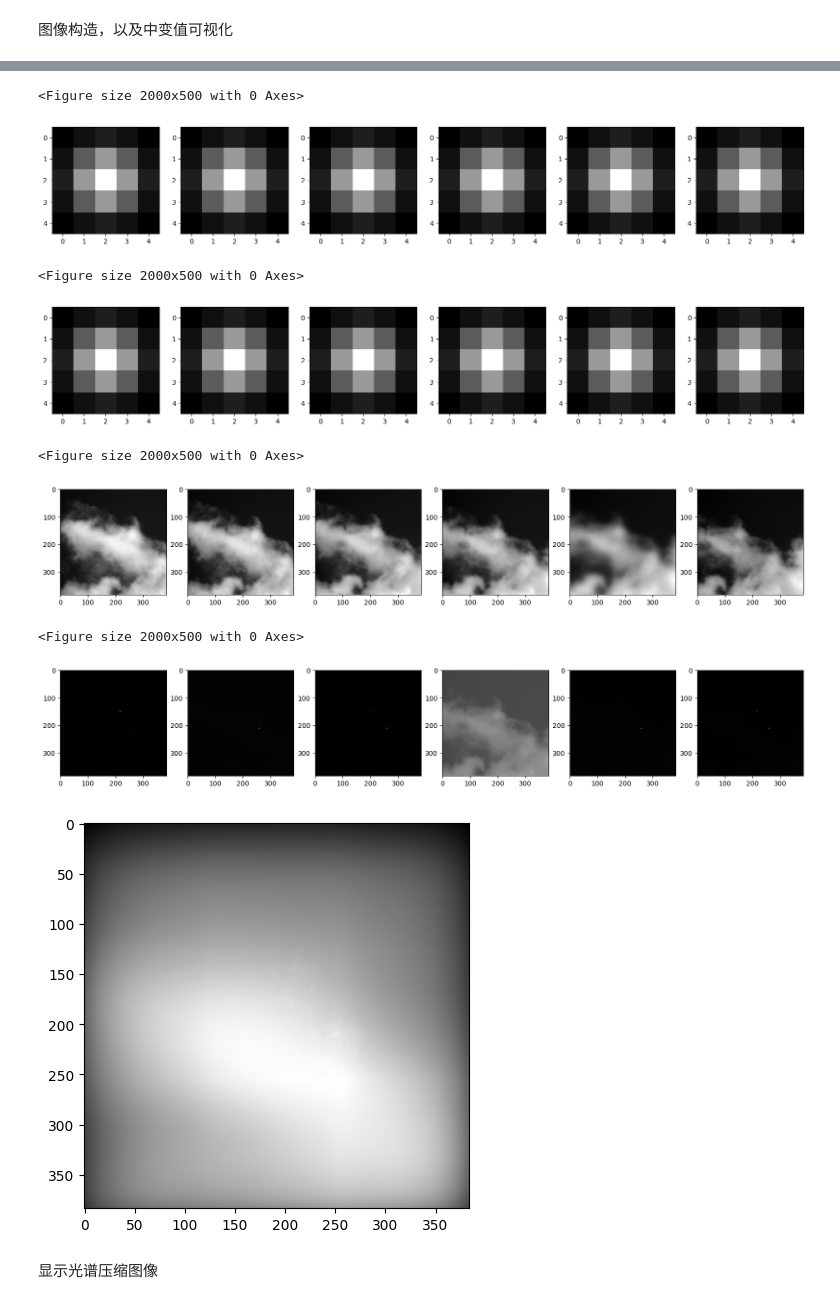
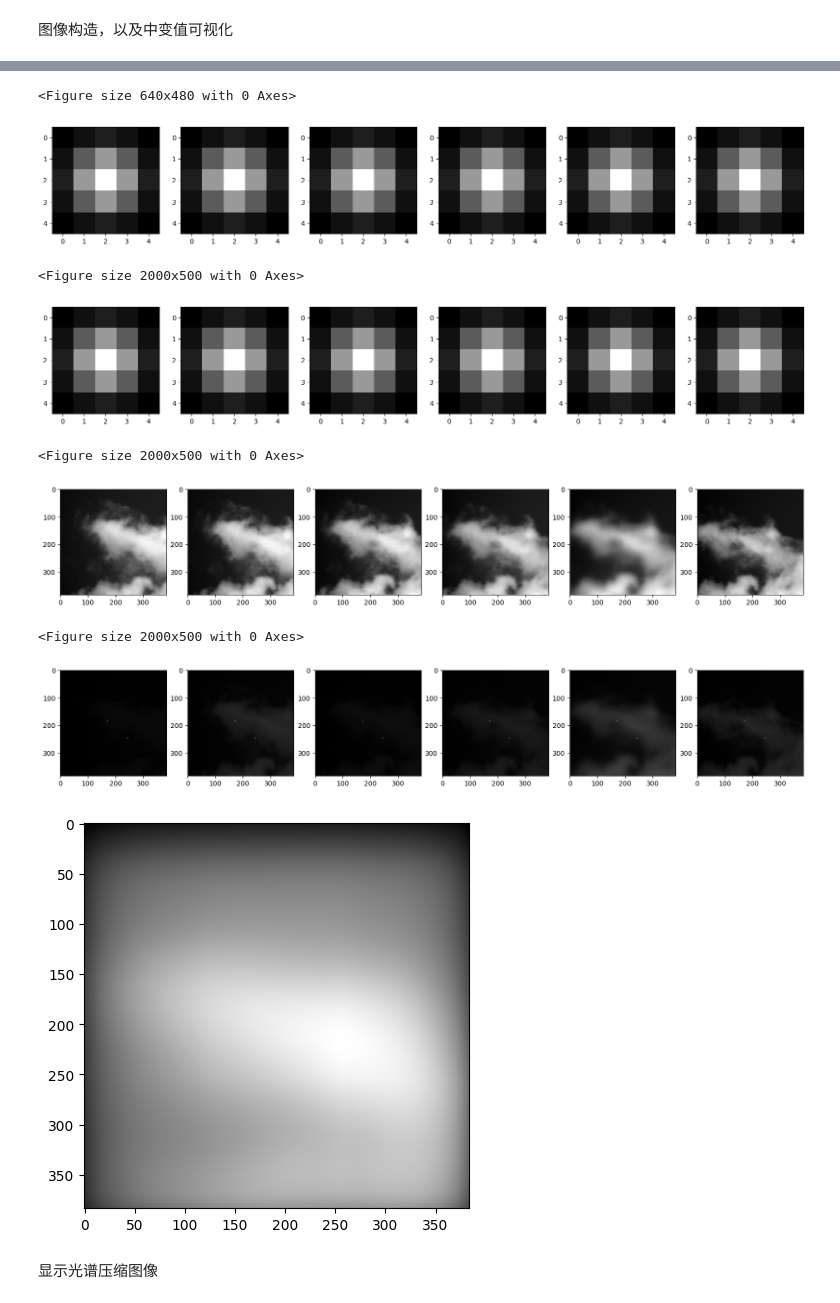
Before and after one commit to weinaike/CenterNet, a Jupyter notebook: src/show.ipynb, the cells around one changed output, grey strips where cells are left out. Cells and saved outputs as stored; diff of their text form; code cells hidden in the pictures.

```diff
--- a/src/show.ipynb
+++ b/src/show.ipynb
@@ -7,12 +7,13 @@ from lib.utils.PointSample import gen_merge_sample
 import cv2
 import os
 import json
+import scipy.io as sciio
 
-otf_list = np.load("../data/PSF0815_6_IR_30.npy")
-labels = [0,1,2,3,4,5]
+otf_list = np.load("../data/psf_30_230729_234218_init.npy")
+labels = [0]
 obj_width = 5
 
-sample, targets = gen_merge_sample(otf_list, labels, obj_width, point_type="gauss", weight_mode = "rand", have_noise = True , psnr=40, true_bg=True)
+sample, targets = gen_merge_sample(otf_list, labels, obj_width, point_type="gauss", weight_mode = "rand", have_noise = False , psnr=20, true_bg=True)
 
 count = len(targets)
 print("{}个目标标签".format(count))
@@ -22,8 +23,12 @@ for t in targets:
 
 ##############目标图样###########
 
+mat = dict()
 for i in range(count):
     pt = np.load("debug/point_{}.npy".format(i))
+
+    mat["point"] = pt
+
     num, h,w = pt.shape
     plt.figure()
     plt.rcParams['figure.figsize'] = (20.0, 5.0)
@@ -35,6 +40,9 @@ for i in range(count):
 
 ##############背景图样###########
 bg = np.load("debug/background.npy")
+# # mat["background"] = bg
+# # sciio.savemat("background_and_point.mat",mat)
+
 num, h,w = bg.shape
 bg /=np.max(bg)
 plt.figure()
@@ -54,15 +62,15 @@ plt.rcParams['figure.figsize'] = (20.0, 5.0)
 fig, ax = plt.subplots(1,num)
 for i in range(num):
     ax[i].imshow(rect_patch[i,:,:],cmap="gray")
-    cv2.imwrite("debug/rect_patch_{}.bmp".format(i), rect_patch[i,:,:] * 255)
+    cv2.imwrite("debug/rect_patch_{}.bmp".format(i),rect_patch[i,:,:]/np.max(rect_patch[i,:,:]) * 255)
 
 
 ##############卷积结果###########
 plt.figure()
 plt.rcParams['figure.figsize'] = (20.0, 5.0)
 plt.imshow(sample[0,:,:],cmap="gray")
+# cv2.imwrite("debug/sample.bmp".format(i), (sample[0,:,:] - np.min(sample[0,:,:])) / (np.max(sample[0,:,:])-np.min(sample[0,:,:]))  * 255)
 cv2.imwrite("debug/sample.bmp".format(i), sample[0,:,:] * 255)
-
 
 #############存储结果############
 path = "debug"
@@ -76,12 +84,12 @@ with open(os.path.join(path,"sample_{:05d}.json".format(0)), "w") as fp:
-<Figure size 2000x500 with 0 Axes>
+<Figure size 640x480 with 0 Axes>
 [figure]
 <Figure size 2000x500 with 0 Axes>
 [figure]
 <Figure size 2000x500 with 0 Axes>
-[figure, old version]
+[figure, new version]
 <Figure size 2000x500 with 0 Axes>
-[figure, old version]
+[figure, new version]
-[figure, old version]
+[figure, new version]
 # %% [markdown]
 显示光谱压缩图像
 # %%
```
Also changed, not shown: parts of 5 cells of this notebook, 13 other files.
